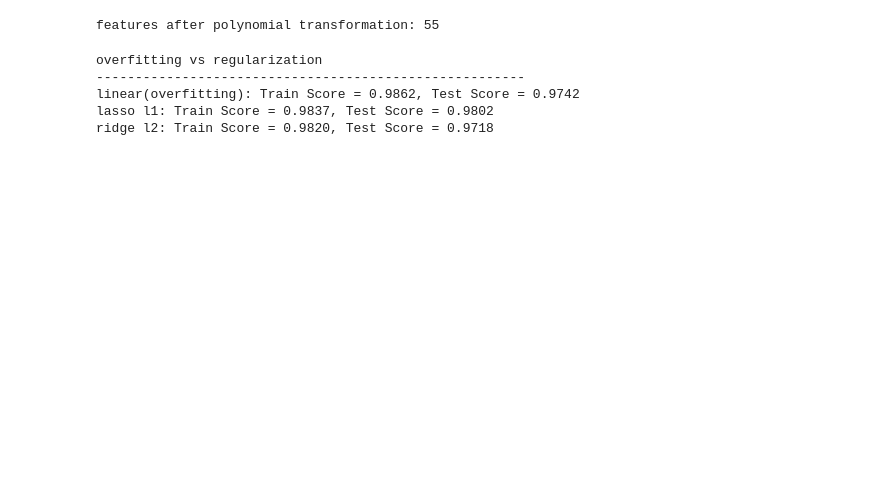
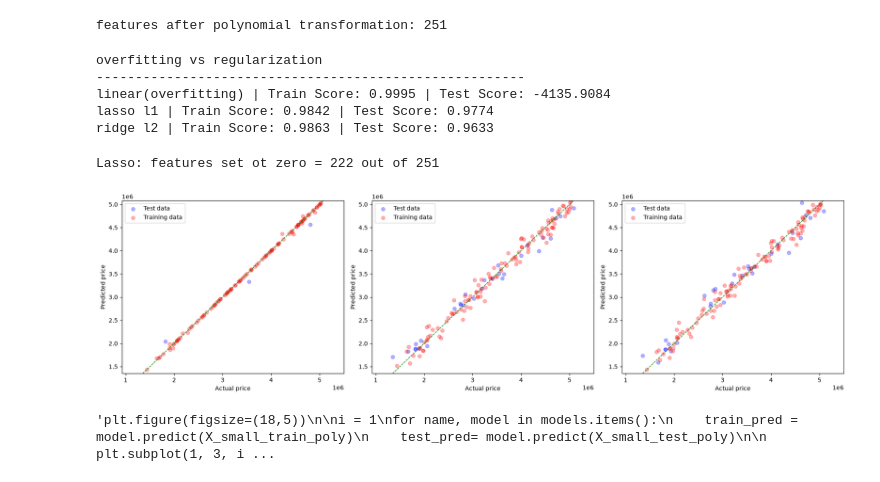
Before and after one commit to Bassel-Hashim/Machine_Learning, a Jupyter notebook: ML_2.ipynb, the cells around one changed output. Saved outputs shown, nothing was run; the diff lists cells and outputs as text; code cells hidden in the pictures; blank space fills up the shorter version.

```diff
--- a/ML_2.ipynb
+++ b/ML_2.ipynb
@@ -73,12 +73,12 @@ plt.show()
 # %%
 X_small_train, X_small_test, y_small_train, y_small_test = train_test_split(X, y, test_size=30, random_state=42)
-ploy=PolynomialFeatures(degree=3,include_bias=False)
+ploy=PolynomialFeatures(degree=5,include_bias=False)
 X_small_train_poly=ploy.fit_transform(X_small_train)
 X_small_test_poly=ploy.transform(X_small_test)
 
 print("features after polynomial transformation:", X_small_train_poly.shape[1])
 # %% [output]
-features after polynomial transformation: 55
+features after polynomial transformation: 251
 # %%
 ploy_scaler=StandardScaler()
 X_small_train_poly_scaled=ploy_scaler.fit_transform(X_small_train_poly)
@@ -86,24 +86,74 @@ X_small_test_poly_scaled=ploy_scaler.transform(X_small_test_poly)
 # %%
 models = {
     "linear(overfitting)": LinearRegression(),
-    "lasso l1": Lasso(alpha=5000 , max_iter=1000000),
-    "ridge l2":Ridge(alpha=10)
+    "lasso l1": Lasso(alpha=5000, max_iter=1000000),
+    "ridge l2": Ridge(alpha=10),
 }
-train_scores, test_scores = {}, {}
+train_scores, test_scores = [], []
 
 print("overfitting vs regularization")
-print("-"*55)
-
-
+print("-" * 55)
 
 for name, m in models.items():
     m.fit(X_small_train_poly_scaled, y_small_train)
-    train_scores[name] = m.score(X_small_train_poly_scaled, y_small_train)
-    test_scores[name] = m.score(X_small_test_poly_scaled, y_small_test)
-    print(f"{name}: Train Score = {train_scores[name]:.4f}, Test Score = {test_scores[name]:.4f}")
+    train_r2 = m.score(X_small_train_poly_scaled, y_small_train)
+    test_r2 = m.score(X_small_test_poly_scaled, y_small_test)
+    train_scores.append(train_r2)
+    test_scores.append(test_r2)
+    print(f"{name} | Train Score: {train_r2:.4f} | Test Score: {test_r2:.4f}")
 # %% [output]
 overfitting vs regularization
 -------------------------------------------------------
-linear(overfitting): Train Score = 0.9862, Test Score = 0.9742
-lasso l1: Train Score = 0.9837, Test Score = 0.9802
-ridge l2: Train Score = 0.9820, Test Score = 0.9718
+linear(overfitting) | Train Score: 0.9995 | Test Score: -4135.9084
+lasso l1 | Train Score: 0.9842 | Test Score: 0.9774
+ridge l2 | Train Score: 0.9863 | Test Score: 0.9633
+# %%
+lasso_l1= models["lasso l1"]
+print ("Lasso: features set ot zero =", (lasso_l1.coef_==0).sum(), "out of", len(lasso_l1.coef_))
+# %% [output]
+Lasso: features set ot zero = 222 out of 251
+# %%
+plt.figure(figsize=(18, 5))
+
+i=1
+for name, model in models.items():
+    plt.subplot(1,3,i)
+    plt.scatter(y_small_test, model.predict(X_small_test_poly_scaled),color='blue', alpha=0.3, label='Test data')
+    plt.scatter(y_small_train, model.predict(X_small_train_poly_scaled), color='red', alpha=0.3, label='Training data')
+    plt.plot([y_small_test.min(), y_small_test.max()], [y_small_test.min(), y_small_test.max()], linestyle='--', color='green', lw=1)
+    plt.ylim(y_small_test.min(), y_small_test.max())
+    plt.xlabel('Actual price')
+    plt.ylabel('Predicted price')
+    plt.legend()
+    i+=1
+
+
+plt.tight_layout()
+plt.show()
+
+
+
+"""plt.figure(figsize=(18,5))
+
+i = 1
+for name, model in models.items():
+    train_pred = model.predict(X_small_train_poly)
+    test_pred= model.predict(X_small_test_poly)
+
+    plt.subplot(1, 3, i)
+    plt.scatter(y_small_train, train_pred, label='Test', alpha=0.5)
+
+    plt.scatter(y_small_test, test_pred, label='Train', alpha= 0.8)
+    plt.plot([y.min(), y.max()],[y.min(),y.max()], "r--")
+    plt.ylim(y.min()*0.5, y.max()*1.5)
+    plt.title(name)
+    plt.xlabel("Actual price")
+    plt.ylabel("Predicted price")
+    plt.legend()
+    i+= 1
+
+plt.tight_layout()
+plt.show()"""
+# %% [output]
+[figure, added]
+'plt.figure(figsize=(18,5))\n\ni = 1\nfor name, model in models.items():\n    train_pred = model.predict(X_small_train_poly)\n    test_pred= model.predict(X_small_test_poly)\n\n    plt.subplot(1, 3, i ...
```
Also changed, not shown: parts of 4 cells of this notebook.
